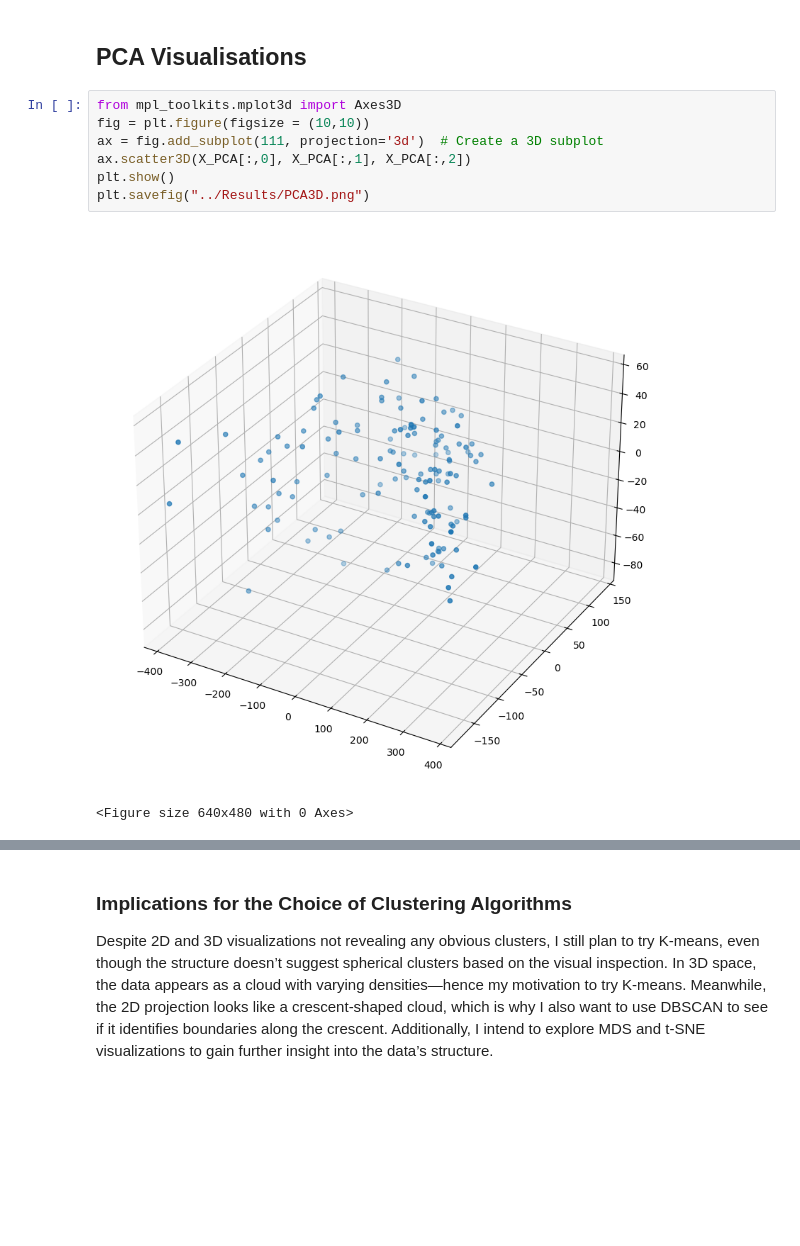
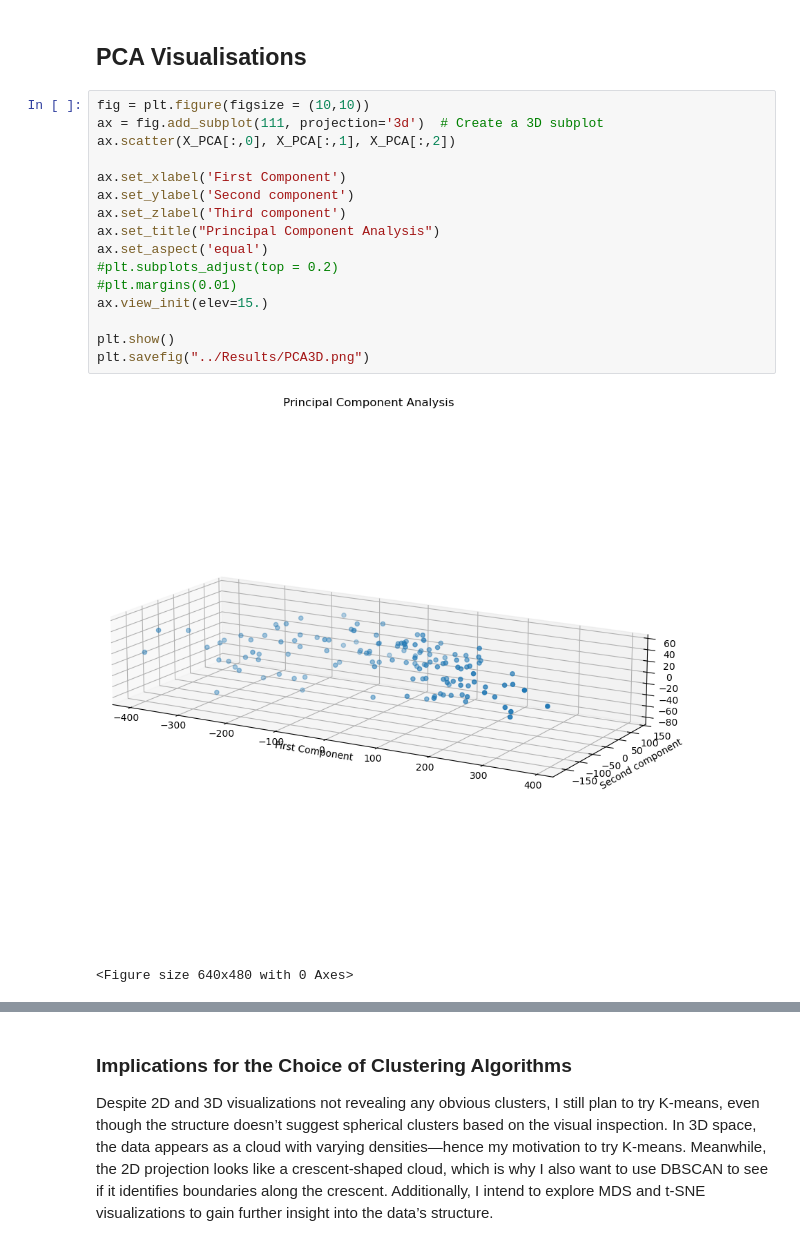
Before and after one commit to reebme/financial-attitudes-clustering, a Jupyter notebook: Notebooks/02_EDA.ipynb, the cells around one changed output, grey strips where cells are left out. Cells and saved outputs as stored; diff of their text form; blank space fills up the shorter version.

Commit message:
Enhance 3D scatterplot readability by adjusting aspect ratios, plot tilt, and adding 2D xz/yz projections.

```diff
--- a/Notebooks/02_EDA.ipynb
+++ b/Notebooks/02_EDA.ipynb
@@ -79,14 +80,23 @@ The loadings of the first principal component are roughly the same. No single va
 # %% [markdown]
 ## PCA Visualisations
 # %%
-from mpl_toolkits.mplot3d import Axes3D
 fig = plt.figure(figsize = (10,10))
 ax = fig.add_subplot(111, projection='3d')  # Create a 3D subplot
-ax.scatter3D(X_PCA[:,0], X_PCA[:,1], X_PCA[:,2])
+ax.scatter(X_PCA[:,0], X_PCA[:,1], X_PCA[:,2])
+
+ax.set_xlabel('First Component')
+ax.set_ylabel('Second component')
+ax.set_zlabel('Third component')
+ax.set_title("Principal Component Analysis")
+ax.set_aspect('equal')
+#plt.subplots_adjust(top = 0.2)
+#plt.margins(0.01)
+ax.view_init(elev=15.)
+
 plt.show()
 plt.savefig("../Results/PCA3D.png")
 # %% [output]
-[figure, old version]
+[figure, new version]
 <Figure size 640x480 with 0 Axes>
 # %%
 plt.scatter(X_PCA[:,0], X_PCA[:,1])
```
Also changed, not shown: parts of 11 cells of this notebook.
